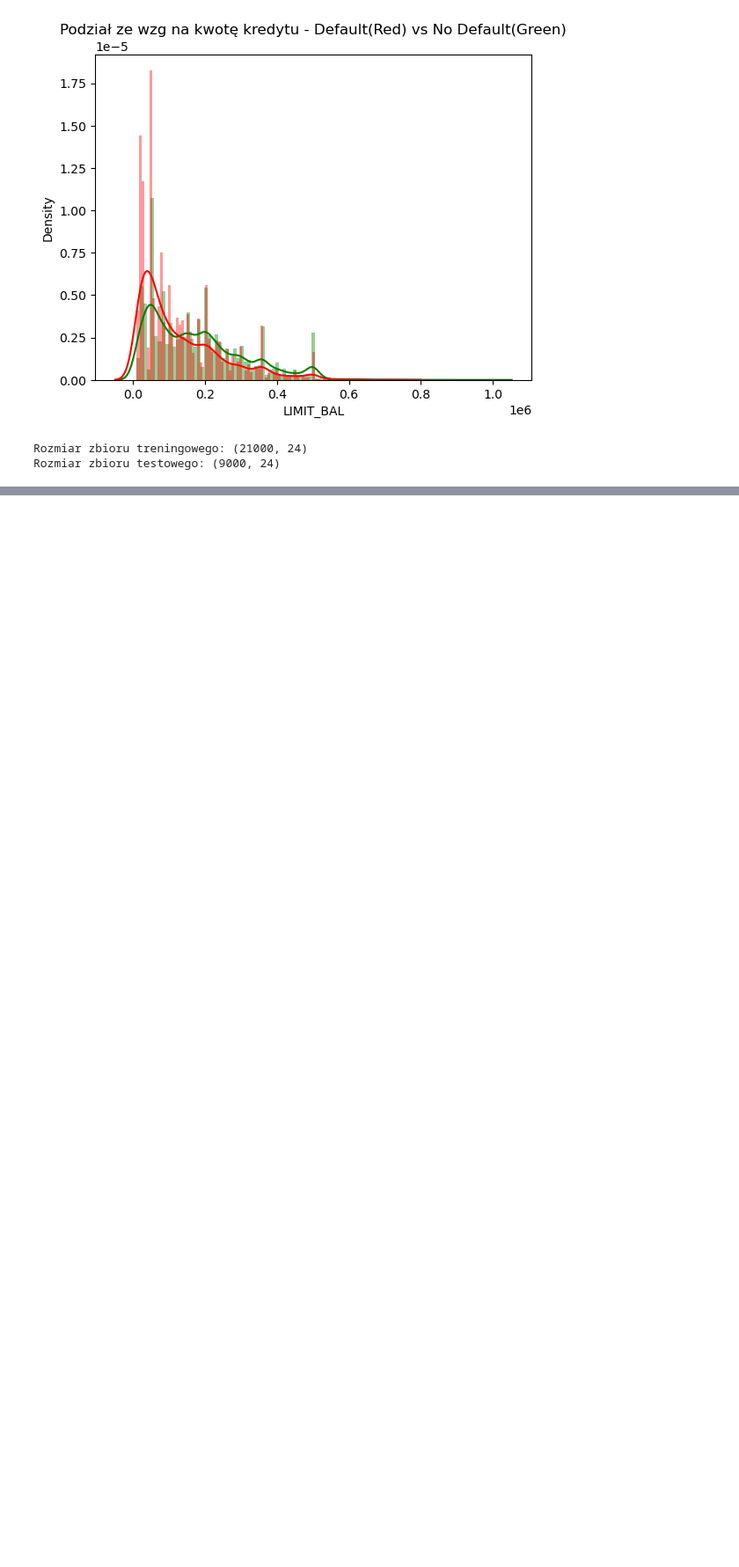
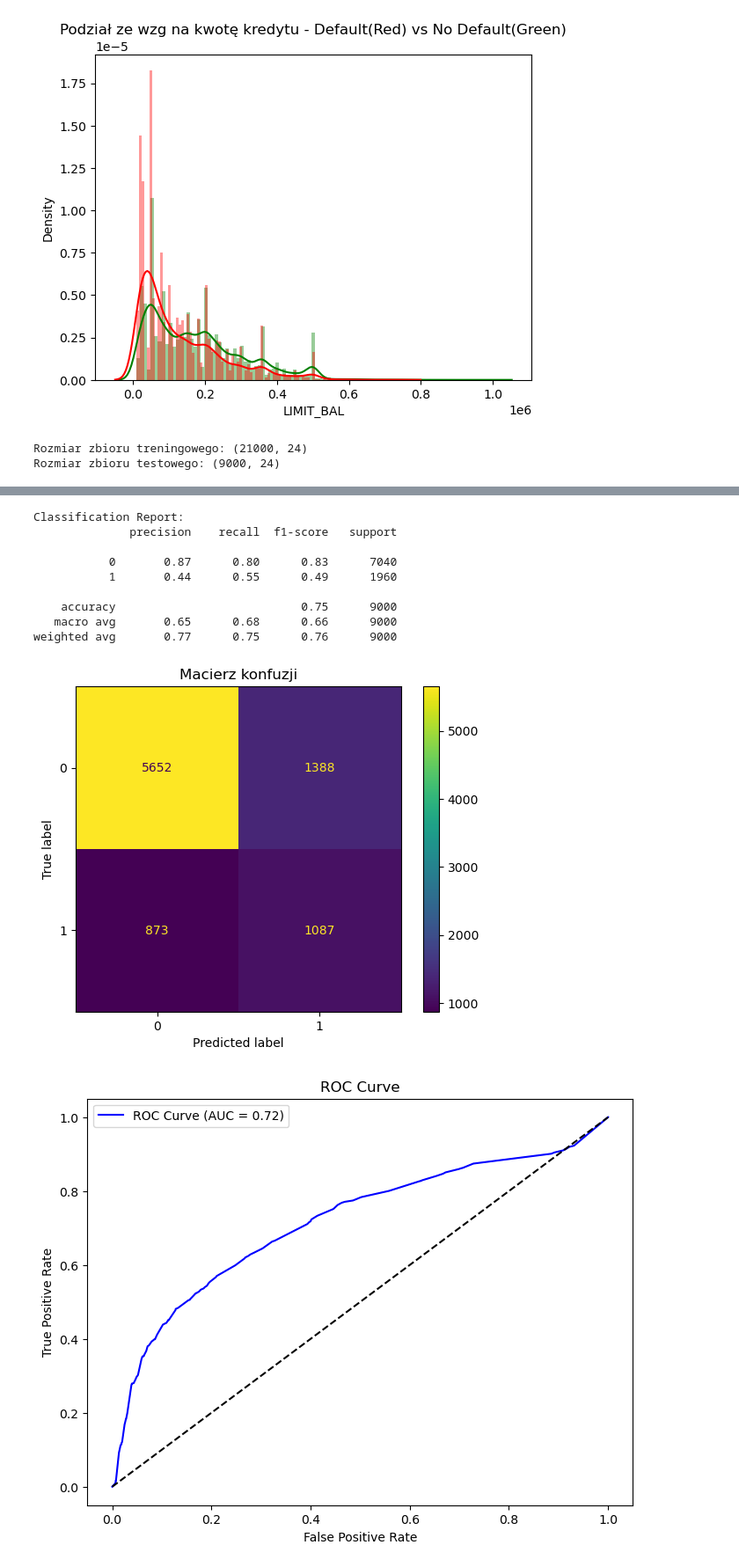
Before and after one commit to SoniaMx/M20projekt, a Jupyter notebook: M20projekt.ipynb, the cells around one changed output, grey strips where cells are left out. Shown: that part at 88% size. Saved outputs shown, nothing was run; the diff lists cells and outputs as text; code cells hidden in the pictures; blank space fills up the shorter version.

```diff
--- a/M20projekt.ipynb
+++ b/M20projekt.ipynb
@@ -343,0 +390,18 @@ Dokładność na zbiorze testowym: 0.8184444444444444
+# %%
+param_distributions = {
+    'max_depth': [10, 20, 30, None],
+    'min_samples_split': [2, 5],
+    'min_samples_leaf': [1, 2],
+    'class_weight': ['balanced', {0: 1, 1: 4}]
+}
+
+dt_model = DecisionTreeClassifier(random_state=42)
+
+random_search = RandomizedSearchCV(
+    estimator=dt_model, param_distributions=param_distributions,
+    n_iter=50, cv=5, n_jobs=-1, scoring=make_scorer(f1_score, pos_label=1),
+    random_state=42, verbose=2
+)
+random_search.fit(X_train, y_train)
+
+print("Najlepsze parametry:", random_search.best_params_)
@@ -343,0 +411,34 @@ Dokładność na zbiorze testowym: 0.8184444444444444
+# %%
+best_dt_model = random_search.best_estimator_
+y_pred_dt = best_dt_model.predict(X_test)
+y_pred_proba = best_dt_model.predict_proba(X_test)[:, 1]
+
+print("\nClassification Report:")
+print(classification_report(y_test, y_pred))
+
+ConfusionMatrixDisplay.from_estimator(best_dt_model, X_test, y_test)
+plt.title("Macierz konfuzji")
+plt.show()
+
+fpr, tpr, _ = roc_curve(y_test, y_pred_proba)
+roc_auc = auc(fpr, tpr)
+plt.figure(figsize=(8, 6))
+plt.plot(fpr, tpr, color='blue', label=f'ROC Curve (AUC = {roc_auc:.2f})')
+plt.plot([0, 1], [0, 1], 'k--')
+plt.xlabel('False Positive Rate')
+plt.ylabel('True Positive Rate')
+plt.title('ROC Curve')
+plt.legend()
+plt.show()
+# %% [output]
+Classification Report:
+              precision    recall  f1-score   support
+
+           0       0.87      0.80      0.83      7040
+           1       0.44      0.55      0.49      1960
+
+    accuracy                           0.75      9000
+   macro avg       0.65      0.68      0.66      9000
+weighted avg       0.77      0.75      0.76      9000
+[figure, added]
+[figure, added]
```
Also changed, not shown: parts of 15 cells of this notebook.
